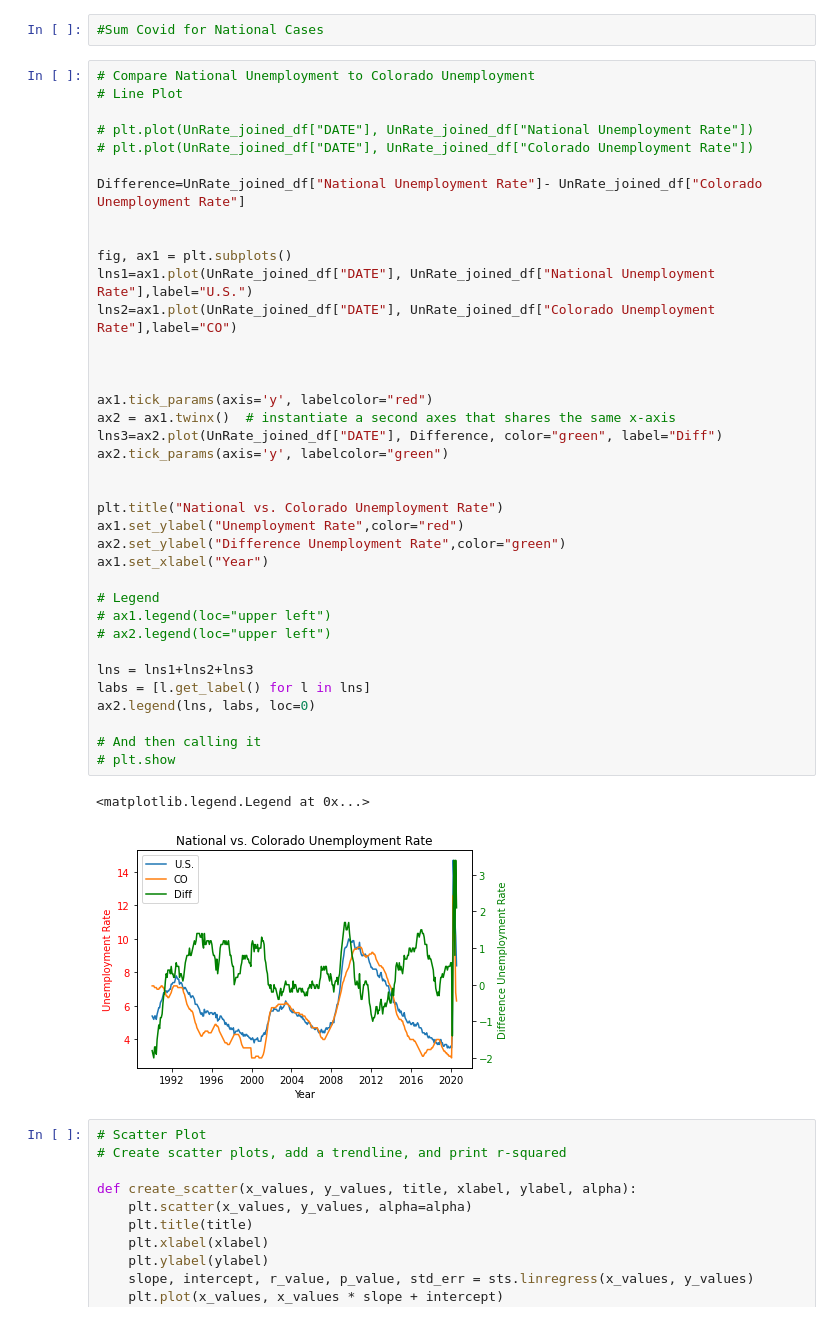
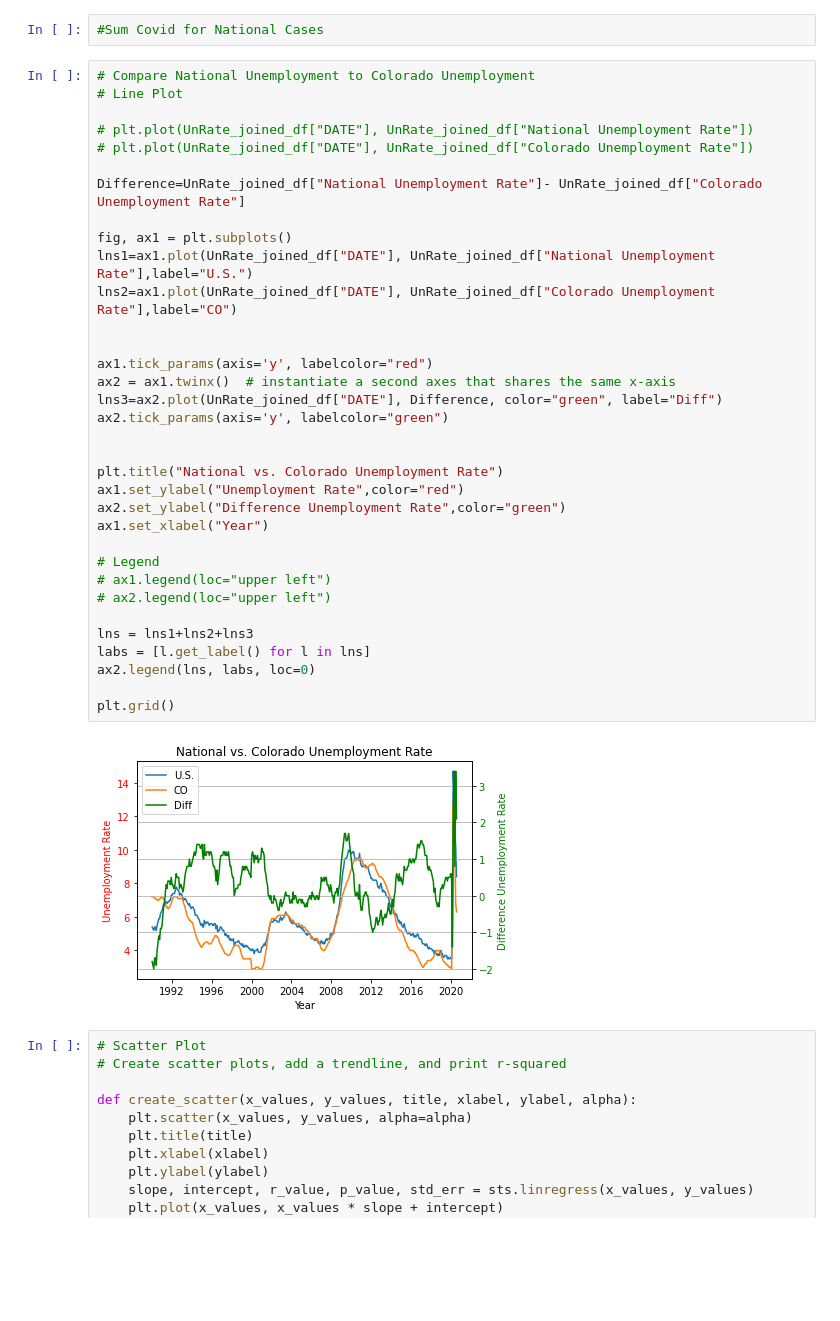
Before and after one commit to teresaflicek/Covid19-Societal-Impacts, a Jupyter notebook: Employment Rates and Covid.ipynb, the cells around one changed output. Saved outputs shown, nothing was run; the diff lists cells and outputs as text; blank space fills up the shorter version.

Commit message:
Clean up, add grid lines, add comments

```diff
--- a/Employment Rates and Covid.ipynb
+++ b/Employment Rates and Covid.ipynb
@@ -145,39 +180,35 @@ UnRate_joined_df
 # plt.plot(UnRate_joined_df["DATE"], UnRate_joined_df["National Unemployment Rate"])
 # plt.plot(UnRate_joined_df["DATE"], UnRate_joined_df["Colorado Unemployment Rate"])
 
 Difference=UnRate_joined_df["National Unemployment Rate"]- UnRate_joined_df["Colorado Unemployment Rate"]
 
-
 fig, ax1 = plt.subplots()
 lns1=ax1.plot(UnRate_joined_df["DATE"], UnRate_joined_df["National Unemployment Rate"],label="U.S.")
 lns2=ax1.plot(UnRate_joined_df["DATE"], UnRate_joined_df["Colorado Unemployment Rate"],label="CO")
-
 
 
 ax1.tick_params(axis='y', labelcolor="red")
 ax2 = ax1.twinx()  # instantiate a second axes that shares the same x-axis
 lns3=ax2.plot(UnRate_joined_df["DATE"], Difference, color="green", label="Diff")
 ax2.tick_params(axis='y', labelcolor="green")
 
 
 plt.title("National vs. Colorado Unemployment Rate")
 ax1.set_ylabel("Unemployment Rate",color="red")
 ax2.set_ylabel("Difference Unemployment Rate",color="green")
 ax1.set_xlabel("Year")
 
 # Legend
 # ax1.legend(loc="upper left")
 # ax2.legend(loc="upper left")
 
 lns = lns1+lns2+lns3
 labs = [l.get_label() for l in lns]
 ax2.legend(lns, labs, loc=0)
 
-# And then calling it
-# plt.show
+plt.grid()
 # %% [output]
-<matplotlib.legend.Legend at 0x...>
-[figure, old version]
+[figure, new version]
 # %%
 # Scatter Plot
 # Create scatter plots, add a trendline, and print r-squared
```
Also changed, not shown: parts of 6 cells of this notebook.
